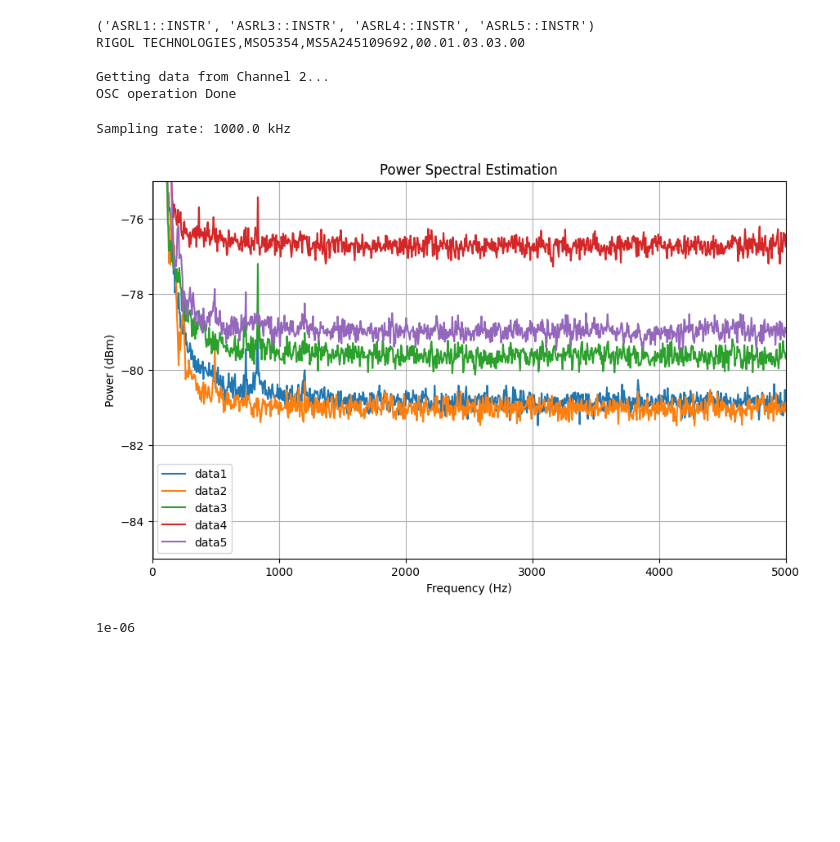
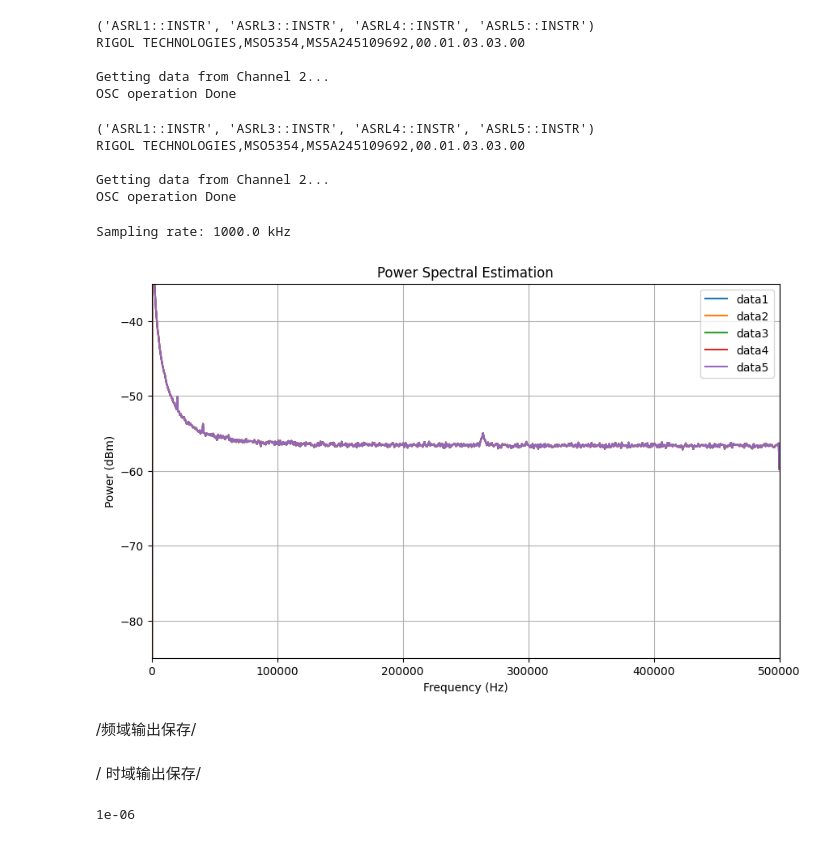
Before and after one commit to kiiichi/python-learning, a Jupyter notebook: DataAE/chip/periodogram_realtime.ipynb, the cells around one changed output. Cells and saved outputs as stored; diff of their text form; code cells hidden in the pictures; blank space fills up the shorter version.

```diff
--- a/DataAE/chip/periodogram_realtime.ipynb
+++ b/DataAE/chip/periodogram_realtime.ipynb
@@ -11,8 +11,8 @@ import csv
 import time
 # %%
 # Dedault oscilloscope
-sampling_time = 100 #s
-memory_depth = "100M"
+sampling_time = 1 #s
+memory_depth = "1M"
 oscilloscope_address = 'TCPIP0::192.168.1.9::inst0::INSTR'
 rm = visa.ResourceManager()
 oscilloscope = rm.open_resource(oscilloscope_address)
@@ -227,6 +227,12 @@ for i in range(split_num):
     Pxx_avg_seg9.append(Pxx_avg_seg9_)
 Pxx_avg9 = np.mean(Pxx_avg_seg9, axis=0)
 Pxx_avg9 = 10 * np.log10(Pxx_avg9 / zohms) + 30
+# %% [output]
+('ASRL1::INSTR', 'ASRL3::INSTR', 'ASRL4::INSTR', 'ASRL5::INSTR')
+RIGOL TECHNOLOGIES,MSO5354,MS5A245109692,00.01.03.03.00
+
+Getting data from Channel 2...
+OSC operation Done
 # %%
 Pxx_avg2 = Pxx_avg1
 # Pxx_avg2 = Pxx_avg4
@@ -234,28 +240,30 @@ Pxx_avg2 = Pxx_avg1
 # %%
 # Plot
 print(f'Sampling rate: {sampling_rate/1000} kHz')
-yrange = 10
-yref = -80
+yrange = 50
+yref = -60
 plt.figure(figsize=(10, 6))
 plt.plot(f1, Pxx_avg1, label='data1')
 plt.plot(f2, Pxx_avg2, label='data2')
 plt.plot(f3, Pxx_avg3, label='data3')
 plt.plot(f4, Pxx_avg4, label='data4')
 plt.plot(f5, Pxx_avg5, label='data5')
 # plt.plot(f6, Pxx_avg6, label='data6')
 # plt.plot(f7, Pxx_avg7, label='data7')
 # plt.plot(f8, Pxx_avg8, label='data8')
 # plt.plot(f9, Pxx_avg9, label='data9')
 plt.title('Power Spectral Estimation')
 plt.xlabel('Frequency (Hz)')
 plt.ylabel('Power (dBm)')
-plt.xlim(0,5000)
+plt.xlim(0,500000)
 plt.ylim(yref-yrange/2, yref+yrange/2)
 plt.legend()
 plt.grid(True)
 plt.show()
 # %% [output]
 Sampling rate: 1000.0 kHz
-[figure, old version]
+[figure, new version]
+# %% [markdown]
+/频域输出保存/
 # %%
 # dataframe = pd.DataFrame({'Frequency': f1, 'squ(dBm)': Pxx_avg1, 'antisqu(dBm)': Pxx_avg2, 'SNL(dBm)': Pxx_avg3, 'Auxiliary(dBm)': Pxx_avg4})
@@ -265,3 +273,5 @@ dataframe.to_csv("../data/[1]X1&X2&X1-X2&X1+X2&SNL.csv", index=False, sep=',')
+# %% [markdown]
+/ 时域输出保存/
 # %%
 num_samples = sampling_time * sampling_rate
 preamble = oscilloscope.query(':WAV:PRE?').split(',')
```
Also changed, not shown: parts of 2 cells of this notebook, 3 other files.
